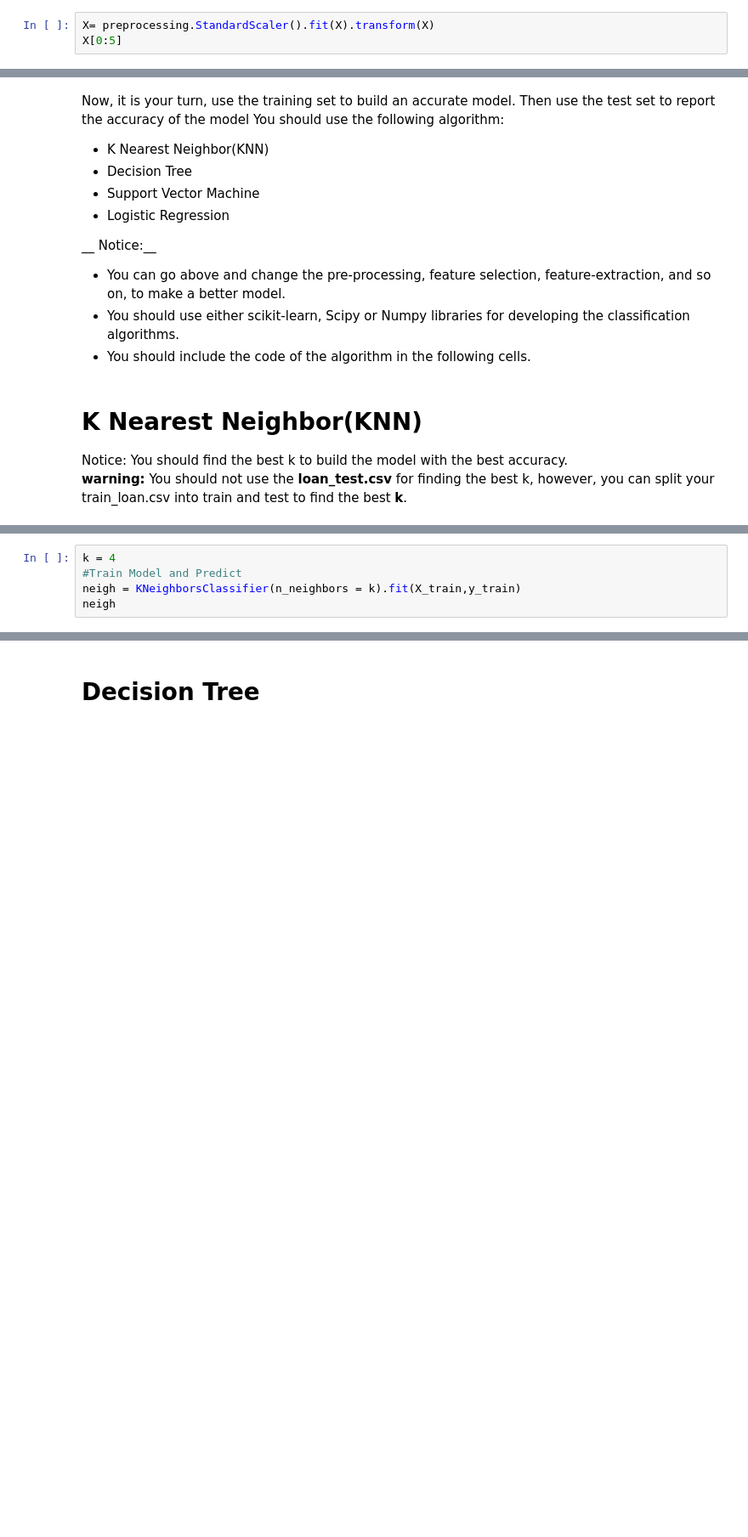
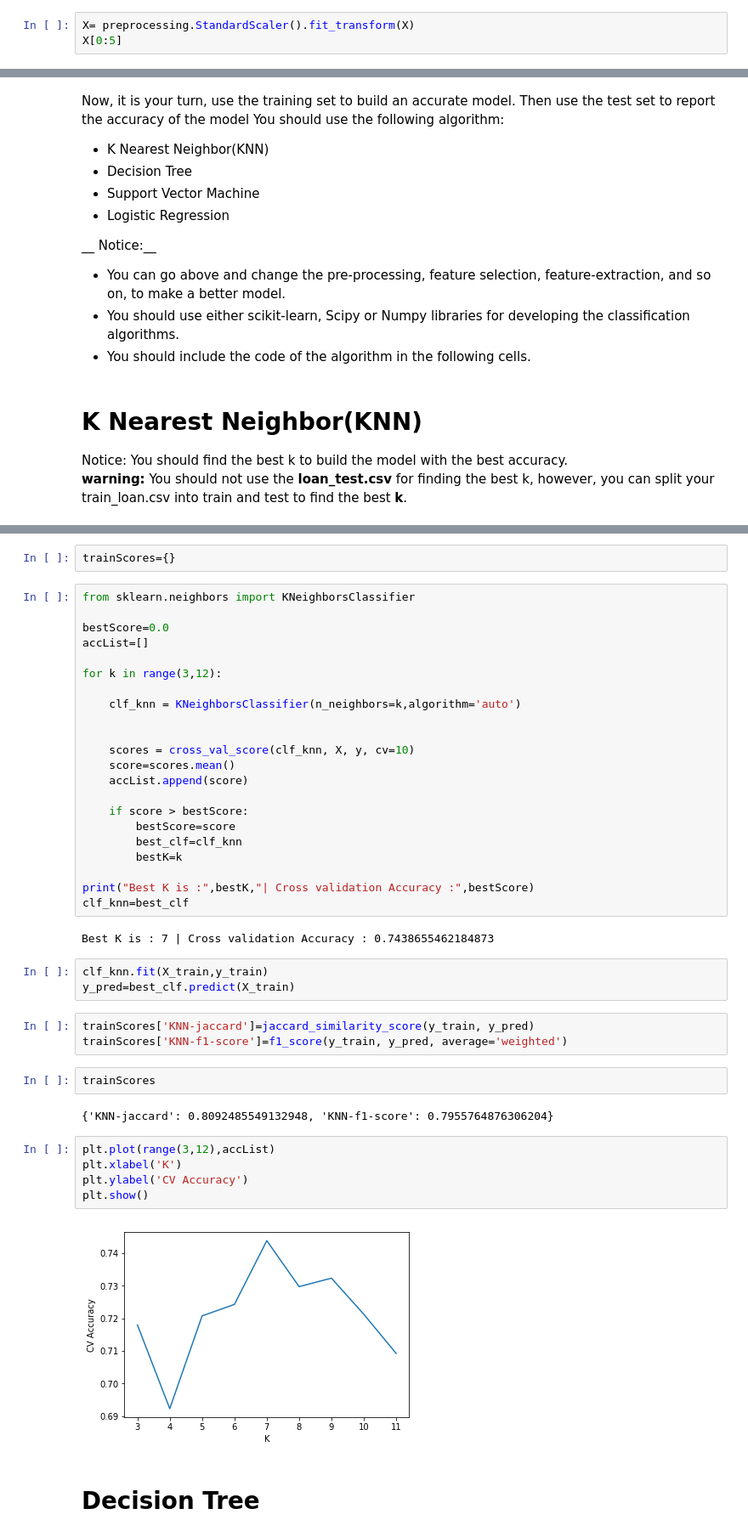
Before and after one commit to Pranjalraj0046/Coursera_ML_CapstoneProject, a Jupyter notebook: Python Notebook.ipynb, the cells around one changed output, grey strips where cells are left out. Shown: that part at 85% size. Cells and saved outputs as stored; diff of their text form; blank space fills up the shorter version.

```diff
--- a/Python Notebook.ipynb
+++ b/Python Notebook.ipynb
@@ -252,6 +238,6 @@ array(['PAIDOFF', 'PAIDOFF', 'PAIDOFF', 'PAIDOFF', 'PAIDOFF'],
 # %% [markdown]
 Data Standardization give data zero mean and unit variance (technically should be done after train test split )
 # %%
-X= preprocessing.StandardScaler().fit(X).transform(X)
+X= preprocessing.StandardScaler().fit_transform(X)
 X[0:5]
 # %% [output]
@@ -298,5 +268,0 @@ from sklearn.neighbors import KNeighborsClassifier
-# %%
-k = 4
-#Train Model and Predict
-neigh = KNeighborsClassifier(n_neighbors = k).fit(X_train,y_train)
-neigh
@@ -320,2 +280,45 @@ Test set Accuracy:  0.6857142857142857
+# %%
+trainScores={}
+# %%
+from sklearn.neighbors import KNeighborsClassifier
+
+bestScore=0.0
+accList=[]
+
+for k in range(3,12):
+
+    clf_knn = KNeighborsClassifier(n_neighbors=k,algorithm='auto')
+
+
+    scores = cross_val_score(clf_knn, X, y, cv=10)
+    score=scores.mean()
+    accList.append(score)
+
+    if score > bestScore:
+        bestScore=score
+        best_clf=clf_knn
+        bestK=k
+
+print("Best K is :",bestK,"| Cross validation Accuracy :",bestScore)
+clf_knn=best_clf
+# %% [output]
+Best K is : 7 | Cross validation Accuracy : 0.7438655462184873
+# %%
+clf_knn.fit(X_train,y_train)
+y_pred=best_clf.predict(X_train)
+# %%
+trainScores['KNN-jaccard']=jaccard_similarity_score(y_train, y_pred)
+trainScores['KNN-f1-score']=f1_score(y_train, y_pred, average='weighted')
+# %%
+trainScores
+# %% [output]
+{'KNN-jaccard': 0.8092485549132948, 'KNN-f1-score': 0.7955764876306204}
+# %%
+plt.plot(range(3,12),accList)
+plt.xlabel('K')
+plt.ylabel('CV Accuracy')
+plt.show()
+# %% [output]
+[figure, added]
 # %% [markdown]
 # Decision Tree
```
Also changed, not shown: parts of 54 cells of this notebook.
